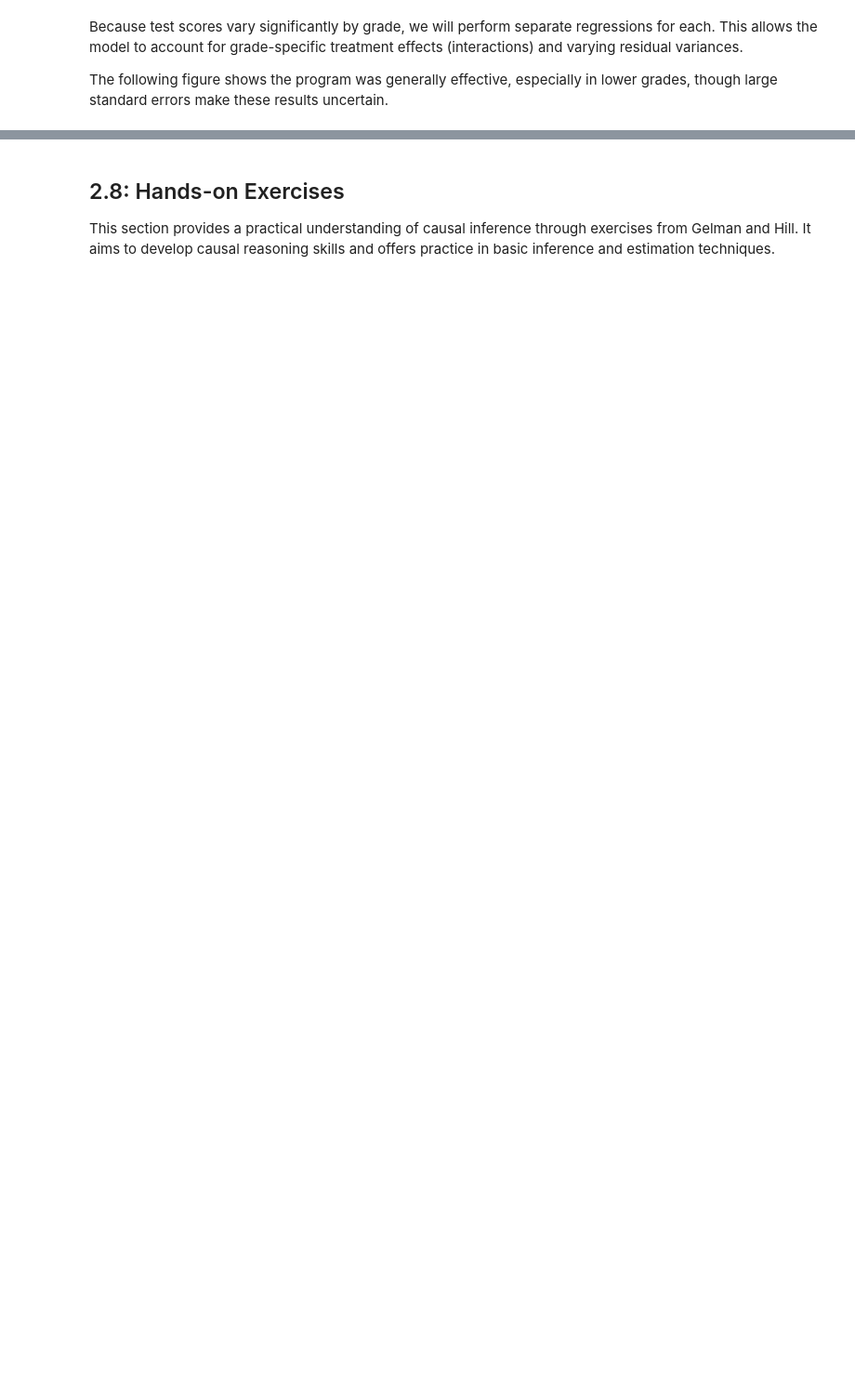
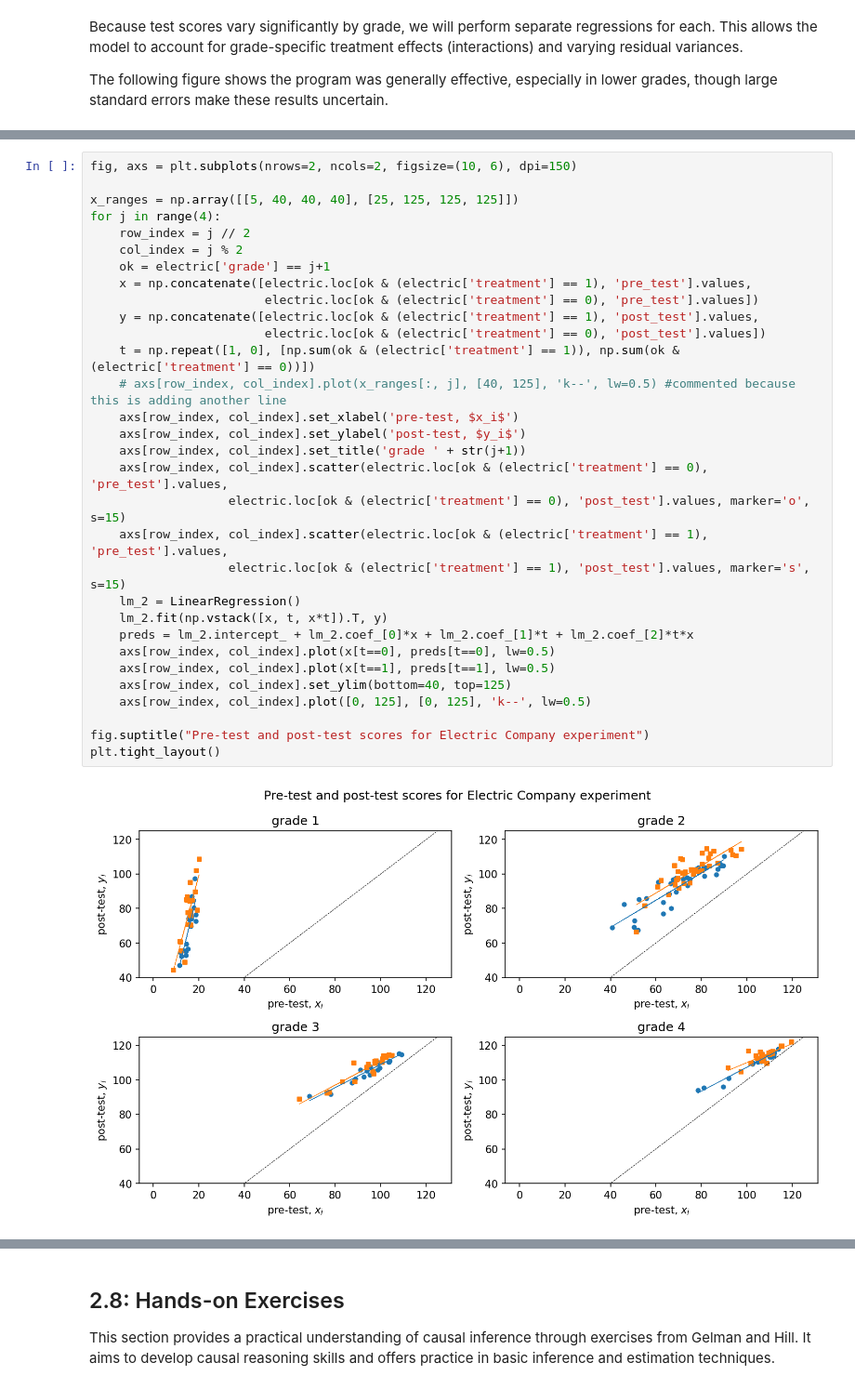
Before and after one commit to stefano-bragaglia/applied-causal-inference, a Jupyter notebook: src/notebooks/02_theory_and_basic_concepts.ipynb, the cells around one changed output, grey strips where cells are left out. Shown at 93% size. Cells and saved outputs as stored; diff of their text form; blank space fills up the shorter version.

```diff
--- a/src/notebooks/02_theory_and_basic_concepts.ipynb
+++ b/src/notebooks/02_theory_and_basic_concepts.ipynb
@@ -462,0 +664,33 @@ The following figure shows the program was generally effective, especially in lo
+# %%
+fig, axs = plt.subplots(nrows=2, ncols=2, figsize=(10, 6), dpi=150)
+
+x_ranges = np.array([[5, 40, 40, 40], [25, 125, 125, 125]])
+for j in range(4):
+    row_index = j // 2
+    col_index = j % 2
+    ok = electric['grade'] == j+1
+    x = np.concatenate([electric.loc[ok & (electric['treatment'] == 1), 'pre_test'].values,
+                        electric.loc[ok & (electric['treatment'] == 0), 'pre_test'].values])
+    y = np.concatenate([electric.loc[ok & (electric['treatment'] == 1), 'post_test'].values,
+                        electric.loc[ok & (electric['treatment'] == 0), 'post_test'].values])
+    t = np.repeat([1, 0], [np.sum(ok & (electric['treatment'] == 1)), np.sum(ok & (electric['treatment'] == 0))])
+    # axs[row_index, col_index].plot(x_ranges[:, j], [40, 125], 'k--', lw=0.5) #commented because this is adding another line
+    axs[row_index, col_index].set_xlabel('pre-test, $x_i$')
+    axs[row_index, col_index].set_ylabel('post-test, $y_i$')
+    axs[row_index, col_index].set_title('grade ' + str(j+1))
+    axs[row_index, col_index].scatter(electric.loc[ok & (electric['treatment'] == 0), 'pre_test'].values,
+                   electric.loc[ok & (electric['treatment'] == 0), 'post_test'].values, marker='o', s=15)
+    axs[row_index, col_index].scatter(electric.loc[ok & (electric['treatment'] == 1), 'pre_test'].values,
+                   electric.loc[ok & (electric['treatment'] == 1), 'post_test'].values, marker='s', s=15)
+    lm_2 = LinearRegression()
+    lm_2.fit(np.vstack([x, t, x*t]).T, y)
+    preds = lm_2.intercept_ + lm_2.coef_[0]*x + lm_2.coef_[1]*t + lm_2.coef_[2]*t*x
+    axs[row_index, col_index].plot(x[t==0], preds[t==0], lw=0.5)
+    axs[row_index, col_index].plot(x[t==1], preds[t==1], lw=0.5)
+    axs[row_index, col_index].set_ylim(bottom=40, top=125)
+    axs[row_index, col_index].plot([0, 125], [0, 125], 'k--', lw=0.5)
+
+fig.suptitle("Pre-test and post-test scores for Electric Company experiment")
+plt.tight_layout()
+# %% [output]
+[figure, added]
```
Also changed, not shown: parts of 24 cells of this notebook, 1 other file.
